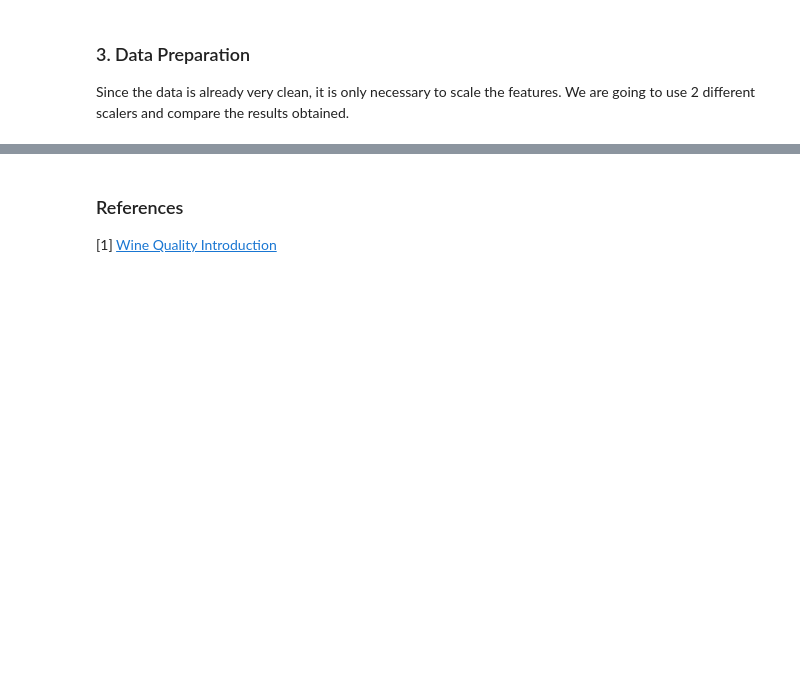
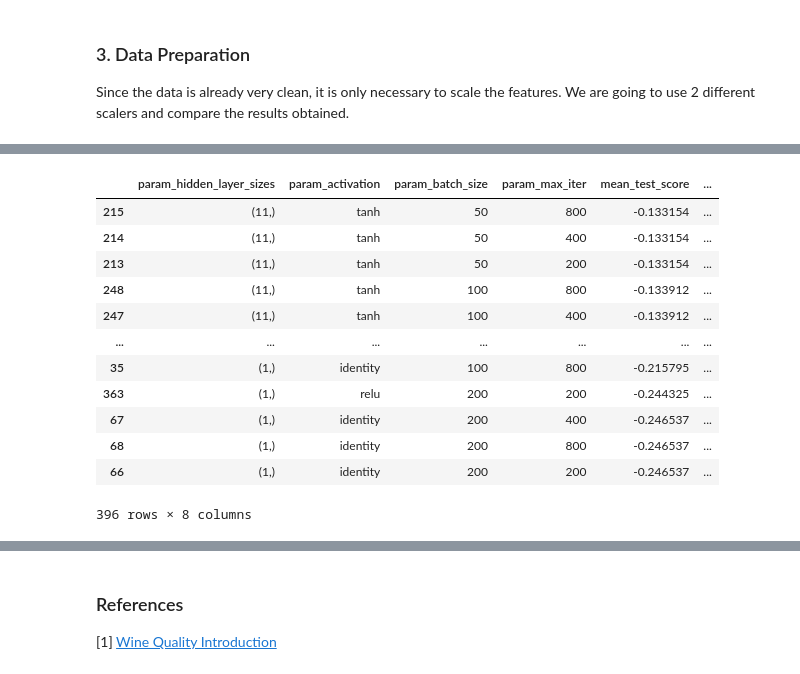
Before and after one commit to rodrigotorn/kaggle-redwine-regression, a Jupyter notebook: pipeline.ipynb, the cells around one changed output, grey strips where cells are left out. Cells and saved outputs as stored; diff of their text form; code cells hidden in the pictures; blank space fills up the shorter version.

```diff
--- a/pipeline.ipynb
+++ b/pipeline.ipynb
@@ -138,0 +200,18 @@ files.download('mlp_minmax.joblib')
+# %%
+minmax_results = pd.read_csv('outputs/mlp_minmax_results.csv')
+minmax_results['test/train'] = minmax_results['mean_test_score']/minmax_results['mean_train_score']
+minmax_results[minmax_results['test/train'] < 1.05].sort_values(['rank_test_score'])
+# %% [output]
+|  | param_hidden_layer_sizes | param_activation | param_batch_size | param_max_iter | mean_test_score | ... |
+| 215 | (11,) | tanh | 50 | 800 | -0.133154 | ... |
+| 214 | (11,) | tanh | 50 | 400 | -0.133154 | ... |
+| 213 | (11,) | tanh | 50 | 200 | -0.133154 | ... |
+| 248 | (11,) | tanh | 100 | 800 | -0.133912 | ... |
+| 247 | (11,) | tanh | 100 | 400 | -0.133912 | ... |
+| ... | ... | ... | ... | ... | ... | ... |
+| 35 | (1,) | identity | 100 | 800 | -0.215795 | ... |
+| 363 | (1,) | relu | 200 | 200 | -0.244325 | ... |
+| 67 | (1,) | identity | 200 | 400 | -0.246537 | ... |
+| 68 | (1,) | identity | 200 | 800 | -0.246537 | ... |
+| 66 | (1,) | identity | 200 | 200 | -0.246537 | ... |
+396 rows × 8 columns
```
Also changed, not shown: parts of 22 cells of this notebook, 5 other files.
